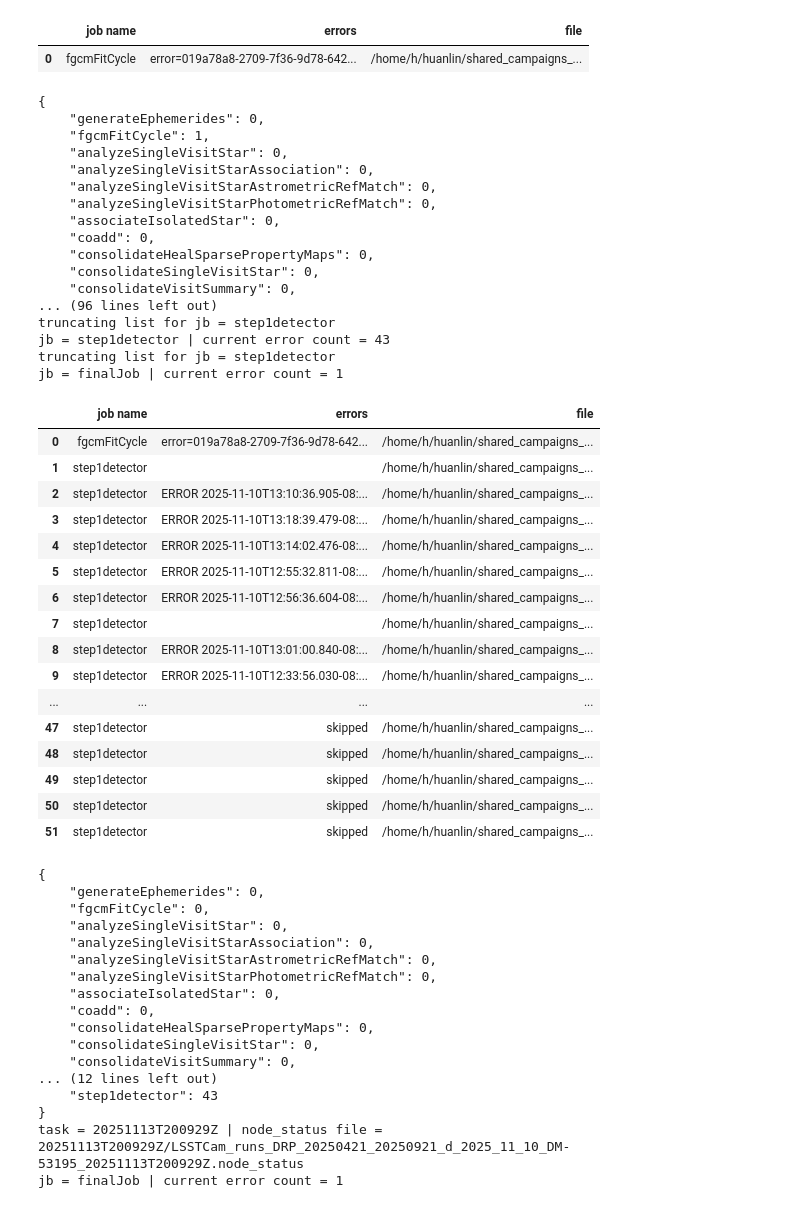
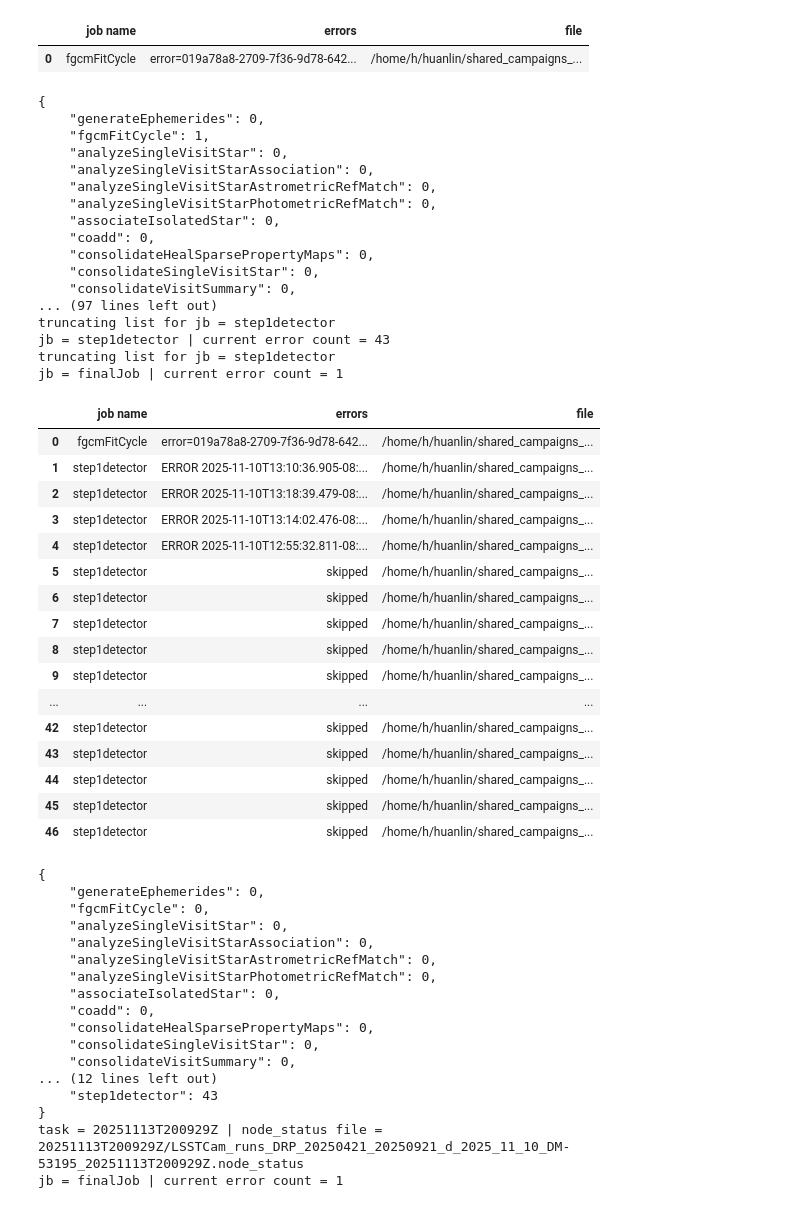
Before and after one commit to lsst-dm/condor_job_failures_viewer, a Jupyter notebook: failureLister_v3.ipynb, the cells around one changed output. Cells and saved outputs as stored; diff of their text form; code cells hidden in the pictures.

Commit message:
further reduce step1detector error report limit

```diff
--- a/failureLister_v3.ipynb
+++ b/failureLister_v3.ipynb
@@ -44,7 +44,7 @@ jobs = ["generateEphemerides","fgcmFitCycle","analyzeSingleVisitStar","analyzeSi
 #jobs = ["analyzeSingleVisitStarAssociation"]
 #jobs = ["step1detector"]
 
-max_step1 = 2
+max_step1 = 1
 
 df = pd.DataFrame(columns=['job name','errors','file'])
 
@@ -123,8 +123,10 @@ for nodeStatFile in glob.glob("*/*.node_status"):
                                             for flerr in glob.glob(taskID+"/jobs/"+jb+"/"+element_pieces[1]+"/"+jb+"_"+element_pieces[1]+"_"+element_pieces[2]+".*.*"):
                                                 print("flerr = "+flerr)
                                                 try:
-                                                    new_row = pd.DataFrame({"job name": [element_pieces[0]], "errors":[dumpError(flerr)], "file":[leadPath+flerr]})
-                                                    df = pd.concat([df, new_row], ignore_index=True)
+                                                    the_error = dumpError(flerr)
+                                                    if len(the_error)>0 :
+                                                        new_row = pd.DataFrame({"job name": [element_pieces[0]], "errors":[dumpError(flerr)], "file":[leadPath+flerr]})
+                                                        df = pd.concat([df, new_row], ignore_index=True)
 #                                                    print("success on try1")
                                                 except:
                                                     pass
@@ -143,8 +145,10 @@ for nodeStatFile in glob.glob("*/*.node_status"):
                                             for flerr in glob.glob(taskID+"/jobs/"+jb+"/"+jb+"_"+element_pieces[1]+"_"+element_pieces[2]+".*.*"):
 #                                                print("flerr = "+flerr)
                                                 try:
-                                                    new_row = pd.DataFrame({"job name": [element_pieces[0]], "errors":[dumpError(flerr)], "file":[leadPath+flerr]})
-                                                    df = pd.concat([df, new_row], ignore_index=True)
+                                                    the_error = dumpError(flerr)
+                                                    if len(the_error)>0 :
+                                                        new_row = pd.DataFrame({"job name": [element_pieces[0]], "errors":[the_error], "file":[leadPath+flerr]})
+                                                        df = pd.concat([df, new_row], ignore_index=True)
 #                                                    print("success on try2")
                                                 except:
                                                     pass
@@ -207,49 +211,49 @@ task = 20251111T172102Z | node_status file = 20251111T172102Z/LSSTCam_runs_DRP_2
     "associateIsolatedStar": 0,
     "coadd": 0,
     "consolidateHealSparsePropertyMaps": 0,
     "consolidateSingleVisitStar": 0,
     "consolidateVisitSummary": 0,
 ... (13 lines left out)
 }
 task = 20251112T151958Z | node_status file = 20251112T151958Z/LSSTCam_runs_DRP_20250421_20250921_d_2025_11_10_DM-53195_20251112T151958Z.node_status
 jb = fgcmFitCycle | current error count = 1
 jb = finalJob | current error count = 1
 |  | job name | errors | file |
 | 0 | fgcmFitCycle | error=019a78a8-2709-7f36-9d78-642... | /home/h/huanlin/shared_campaigns_... |
 {
     "generateEphemerides": 0,
     "fgcmFitCycle": 1,
     "analyzeSingleVisitStar": 0,
     "analyzeSingleVisitStarAssociation": 0,
     "analyzeSingleVisitStarAstrometricRefMatch": 0,
     "analyzeSingleVisitStarPhotometricRefMatch": 0,
     "associateIsolatedStar": 0,
     "coadd": 0,
     "consolidateHealSparsePropertyMaps": 0,
     "consolidateSingleVisitStar": 0,
     "consolidateVisitSummary": 0,
-... (96 lines left out)
+... (97 lines left out)
 truncating list for jb = step1detector
 jb = step1detector | current error count = 43
 truncating list for jb = step1detector
 jb = finalJob | current error count = 1
 |  | job name | errors | file |
 | 0 | fgcmFitCycle | error=019a78a8-2709-7f36-9d78-642... | /home/h/huanlin/shared_campaigns_... |
-| 1 | step1detector |  | /home/h/huanlin/shared_campaigns_... |
-| 2 | step1detector | ERROR 2025-11-10T13:10:36.905-08:... | /home/h/huanlin/shared_campaigns_... |
-| 3 | step1detector | ERROR 2025-11-10T13:18:39.479-08:... | /home/h/huanlin/shared_campaigns_... |
-| 4 | step1detector | ERROR 2025-11-10T13:14:02.476-08:... | /home/h/huanlin/shared_campaigns_... |
-| 5 | step1detector | ERROR 2025-11-10T12:55:32.811-08:... | /home/h/huanlin/shared_campaigns_... |
-| 6 | step1detector | ERROR 2025-11-10T12:56:36.604-08:... | /home/h/huanlin/shared_campaigns_... |
-| 7 | step1detector |  | /home/h/huanlin/shared_campaigns_... |
-| 8 | step1detector | ERROR 2025-11-10T13:01:00.840-08:... | /home/h/huanlin/shared_campaigns_... |
-| 9 | step1detector | ERROR 2025-11-10T12:33:56.030-08:... | /home/h/huanlin/shared_campaigns_... |
+| 1 | step1detector | ERROR 2025-11-10T13:10:36.905-08:... | /home/h/huanlin/shared_campaigns_... |
+| 2 | step1detector | ERROR 2025-11-10T13:18:39.479-08:... | /home/h/huanlin/shared_campaigns_... |
+| 3 | step1detector | ERROR 2025-11-10T13:14:02.476-08:... | /home/h/huanlin/shared_campaigns_... |
+| 4 | step1detector | ERROR 2025-11-10T12:55:32.811-08:... | /home/h/huanlin/shared_campaigns_... |
+| 5 | step1detector | skipped | /home/h/huanlin/shared_campaigns_... |
+| 6 | step1detector | skipped | /home/h/huanlin/shared_campaigns_... |
+| 7 | step1detector | skipped | /home/h/huanlin/shared_campaigns_... |
+| 8 | step1detector | skipped | /home/h/huanlin/shared_campaigns_... |
+| 9 | step1detector | skipped | /home/h/huanlin/shared_campaigns_... |
 | ... | ... | ... | ... |
-| 47 | step1detector | skipped | /home/h/huanlin/shared_campaigns_... |
-| 48 | step1detector | skipped | /home/h/huanlin/shared_campaigns_... |
-| 49 | step1detector | skipped | /home/h/huanlin/shared_campaigns_... |
-| 50 | step1detector | skipped | /home/h/huanlin/shared_campaigns_... |
-| 51 | step1detector | skipped | /home/h/huanlin/shared_campaigns_... |
+| 42 | step1detector | skipped | /home/h/huanlin/shared_campaigns_... |
+| 43 | step1detector | skipped | /home/h/huanlin/shared_campaigns_... |
+| 44 | step1detector | skipped | /home/h/huanlin/shared_campaigns_... |
+| 45 | step1detector | skipped | /home/h/huanlin/shared_campaigns_... |
+| 46 | step1detector | skipped | /home/h/huanlin/shared_campaigns_... |
 {
     "generateEphemerides": 0,
     "fgcmFitCycle": 0,
```
Also changed, not shown: parts of 1 cell of this notebook.
